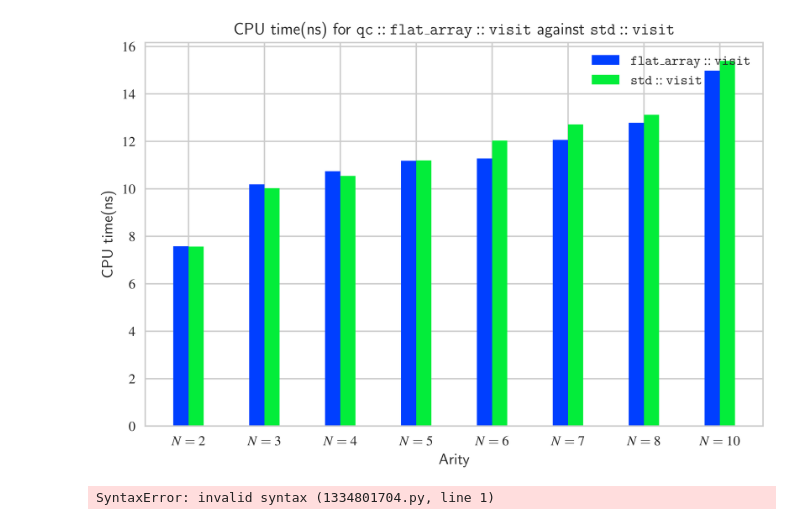
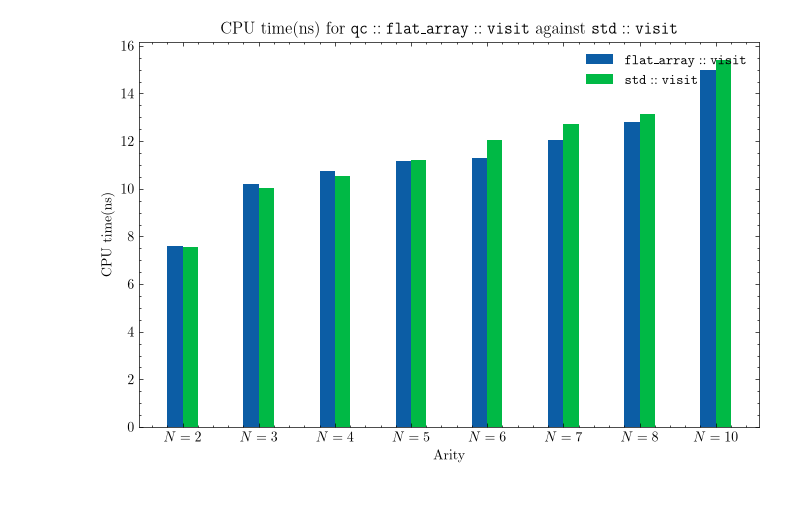
Before and after one commit to quasar-chunawala/qc-visit, a Jupyter notebook: scripts/plot_benchmarks.ipynb, the cells around one changed output. Saved outputs shown, nothing was run; the diff lists cells and outputs as text; code cells hidden in the pictures; blank space fills up the shorter version.

Commit message:
update benchmark plot

```diff
--- a/scripts/plot_benchmarks.ipynb
+++ b/scripts/plot_benchmarks.ipynb
@@ -58,24 +59,20 @@ visit_arity, std_visit_cpu_times = get_cpu_times_by_arity(VisitImplementation.ST
 # %%
 # Plot the benchmarking results
 x = np.arange(len(visit_arity))
 width = 0.20
 categories = [f"$N={arity}$" for arity in visit_arity]
 
-plt.style.use(['seaborn-v0_8-whitegrid'])
+plt.style.use(['science'])
 
 plt.figure(figsize=(8,5))
-plt.title('CPU time(ns) for $\mathtt{qc::flat\_array::visit}$ against $\mathtt{std::visit}$')
+plt.title('CPU time(ns) for $\\mathtt{qc::flat\\_array::visit}$ against $\\mathtt{std::visit}$')
 plt.xlabel('Arity')
 plt.ylabel('CPU time(ns)')
 plt.bar(x - width/2, flat_array_visit_cpu_times, width, label="$\mathtt{flat\_array::visit}$")
 plt.bar(x + width/2, std_visit_cpu_times, width, label="$\mathtt{std::visit}$")
 plt.legend(frameon=False, loc='upper right')
 plt.xticks(x, categories)
 plt.savefig("../benchmarking_results.png", bbox_inches="tight")
 plt.show()
 # %% [output]
-[figure, old version]
+[figure, new version]
-# %%
-$
-# %% [output]
-SyntaxError: invalid syntax (1334801704.py, line 1)
```
Also changed, not shown: parts of 2 cells of this notebook, 1 other file.
